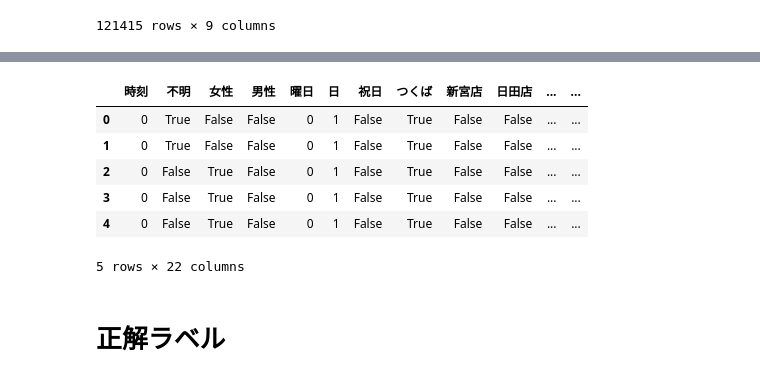
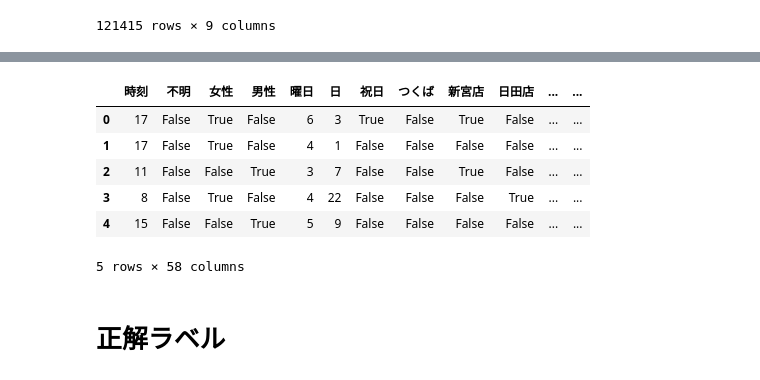
Before and after one commit to caffein1371/Carrier-Owl, a Jupyter notebook: atma1.ipynb, the cells around one changed output, grey strips where cells are left out. Cells and saved outputs as stored; diff of their text form; code cells hidden in the pictures.

```diff
--- a/atma1.ipynb
+++ b/atma1.ipynb
@@ -560,0 +374,6 @@ def create_feat_data(train_session_df, log_df):
+# %%
+def create_customer_purchase_feature(input_df):
+    """この実装では svd で圧縮した購買履歴データがある前提で記述をしています"""
+
+    output_df = pd.merge(input_df["顧客CD"], svd_customer_df, on="顧客CD", how="left").drop(columns=["顧客CD"])
+    return output_df.add_prefix("customer_purchase_")
@@ -616,6 +507,9 @@ functions = [
     create_date_feature,
     create_tenpo_feature,
     create_nendai_feature,
+    create_tenposu_feature,
+    create_kokyakucd_feature,
+    create_customer_purchase_feature,
 ]
 # %%
 with Timer(prefix="build train..."):
@@ -640,0 +543,2 @@ build test... 0.967[s]
+# %%
+feat_test = pd.read_csv('/content/drive/MyDrive/atma/feature_test_2.csv')
@@ -641,15 +579,17 @@ build test... 0.967[s]
+# %%
+test_feat_df = pd.concat([test_feat_df, feat_test], axis=1)
 # %%
 assert train_feat_df.columns.equals(test_feat_df.columns)
 # %%
-train_feat_df.head()
+test_feat_df.head()
 # %% [output]
 |  | 時刻 | 不明 | 女性 | 男性 | 曜日 | 日 | 祝日 | つくば | 新宮店 | 日田店 | ... | ... |
-| 0 | 0 | True | False | False | 0 | 1 | False | True | False | False | ... | ... |
-| 1 | 0 | True | False | False | 0 | 1 | False | True | False | False | ... | ... |
-| 2 | 0 | False | True | False | 0 | 1 | False | True | False | False | ... | ... |
-| 3 | 0 | False | True | False | 0 | 1 | False | True | False | False | ... | ... |
-| 4 | 0 | False | True | False | 0 | 1 | False | True | False | False | ... | ... |
+| 0 | 17 | False | True | False | 6 | 3 | True | False | True | False | ... | ... |
+| 1 | 17 | False | True | False | 4 | 1 | False | False | False | False | ... | ... |
+| 2 | 11 | False | False | True | 3 | 7 | False | False | True | False | ... | ... |
+| 3 | 8 | False | True | False | 4 | 22 | False | False | False | True | ... | ... |
+| 4 | 15 | False | False | True | 5 | 9 | False | False | False | False | ... | ... |
-5 rows × 22 columns
+5 rows × 58 columns
 # %% [markdown]
 # 正解ラベル
 # %%
```
Also changed, not shown: parts of 54 cells of this notebook.
